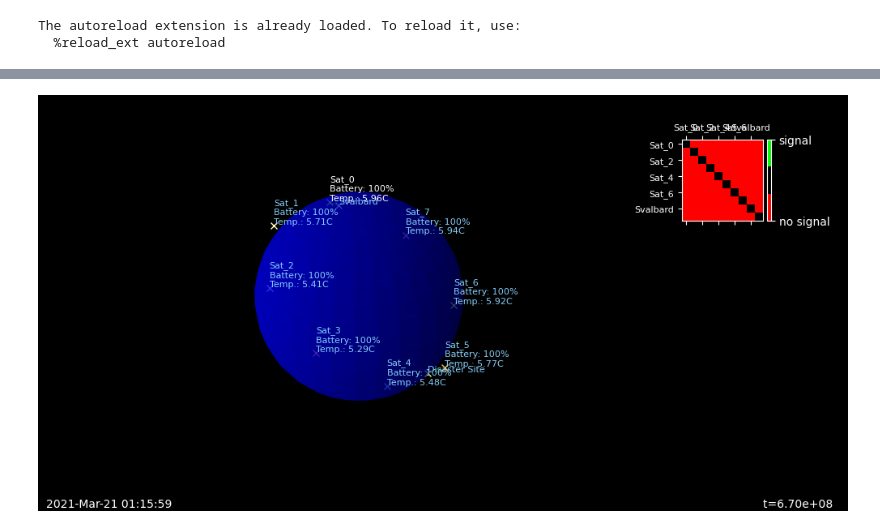
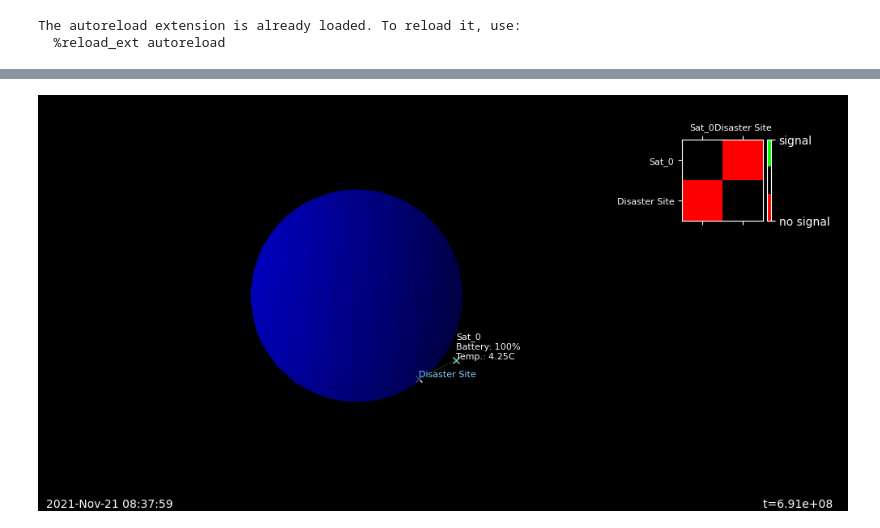
Before and after one commit to aidotse/Decentralized-EO, a Jupyter notebook: licos/find_initial_condition.ipynb, the cells around one changed output, grey strips where cells are left out. Drawn from its saved outputs; the diff is of its cells as text; code cells hidden in the pictures.

```diff
--- a/licos/find_initial_condition.ipynb
+++ b/licos/find_initial_condition.ipynb
@@ -21,13 +21,13 @@ with open(path) as cfg:
     cfg = DotMap(toml.load(cfg), _dynamic=False)
 # %%
 # Define Constellation
-altitude = 410 * 1000   # altitude above the Earth's ground [m]
+altitude = 786 * 1000   # altitude above the Earth's ground [m]
 inclination = 98.62     # inclination of the orbit
 nPlanes = 1             # the number of orbital planes
-nSats = 8               # the number of satellites per orbital plane
+nSats = 1               # the number of satellites per orbital plane
 
 # starting date of our simulation
-t0 = pk.epoch_from_string("2021-Mar-20 18:40:00")
+t0 = pk.epoch_from_string("2021-Mar-20 12:40:00")
 # %%
 # Initialize simulation
 cfg = paseos.load_default_cfg()  # loading cfg to modify defaults
@@ -102,6 +102,10 @@ time_to_advance = 60 #Advance time by 1 minute at a time
 
 # Simulate the constellation for ~24 hours from given initial epoch
 for val in np.arange(0, 86400, time_to_advance):
+    if n_passes == 16:
+            # We end the sim after 2 consecutive passes with
+            # different satellites and LOS of the disaster site
+            break
 
     for idx, instance in enumerate(paseos_instances):
         disaster_in_sight = instance.local_actor.is_in_line_of_sight(comms_instances[-1].local_actor, instance.local_time)
@@ -130,7 +134,7 @@ for val in np.arange(0, 86400, time_to_advance):
                     n_passes += 1
 
                 # If we consider only one sat, ensure that it is a different pass
-                elif nSats == 1 and (instance.local_time.mjd2000 * pk.DAY2SEC- passes[-1][0].mjd2000 * pk.DAY2SEC) > 600:
+                elif nSats == 1 and (instance.local_time.mjd2000 * pk.DAY2SEC- passes[-1][0].mjd2000 * pk.DAY2SEC) > 1000:
 
                     # Print time of the second pass with LOS of the disaster site
                     print(comms_instances[-1].local_actor.name, "in LOS by Sat", idx, "at time: ", instance.local_time)
@@ -140,11 +144,6 @@ for val in np.arange(0, 86400, time_to_advance):
                     print("Time between passes: ", delta_t, "[s]  (or", delta_t/60, "[min])")
 
                     n_passes += 1
-
-        if n_passes == 2:
-            # We end the sim after 2 consecutive passes with
-            # different satellites and LOS of the disaster site
-            break
 
         # Advance time with 1 minute
         instance.advance_time(time_to_advance, 0)
@@ -164 +177 @@ Time between passes:  600.0 [s]  (or 10.0 [min])
-[figure, old version]
+[figure, new version]
```
Also changed, not shown: parts of 2 cells of this notebook.
